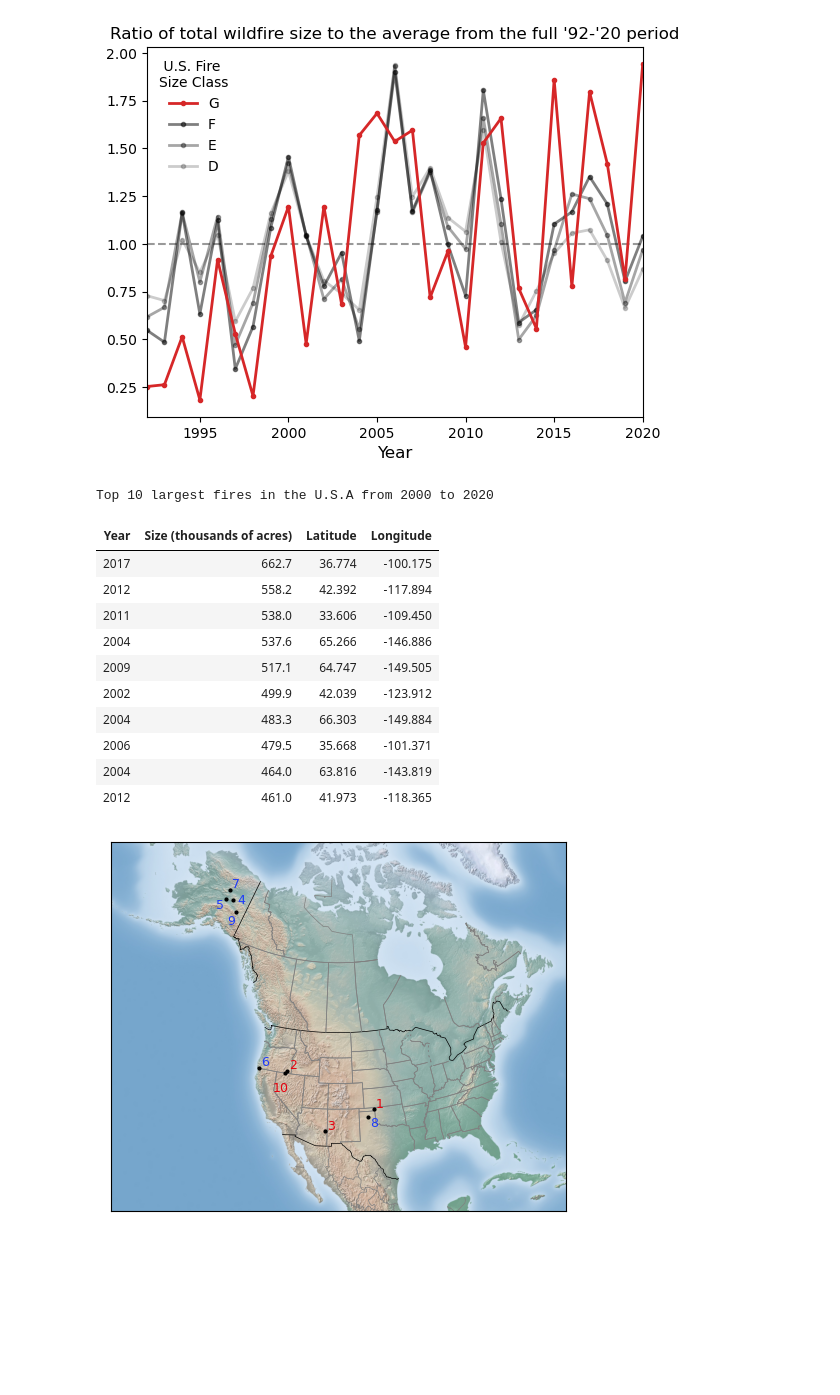
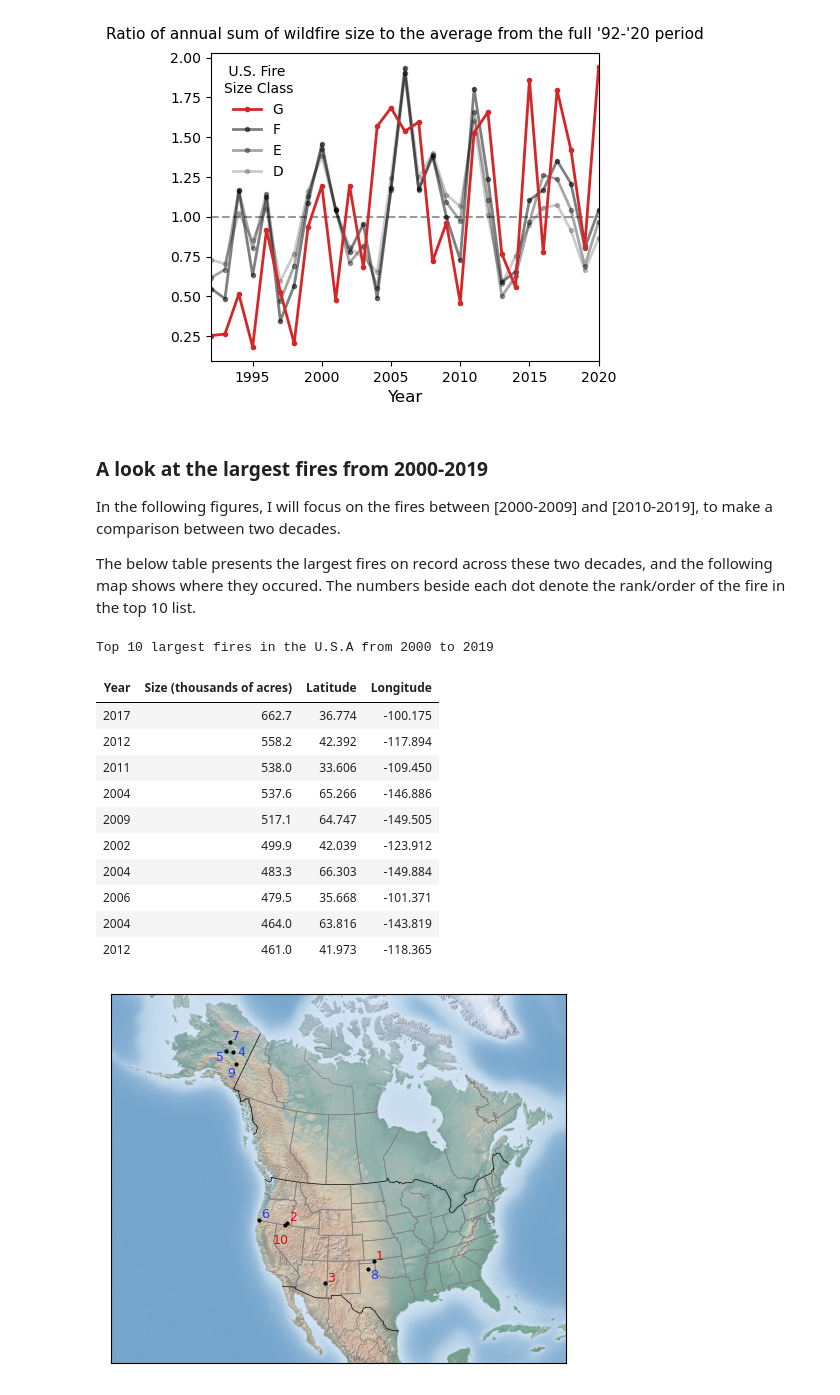
Before and after one commit to rucskajj/Data-Science-Projects, a Jupyter notebook: USWildfires00-20/US_Wildfires_Analysis.ipynb, the cells around one changed output. Drawn from its saved outputs; the diff is of its cells as text; code cells hidden in the pictures; blank space fills up the shorter version.

```diff
--- a/USWildfires00-20/US_Wildfires_Analysis.ipynb
+++ b/USWildfires00-20/US_Wildfires_Analysis.ipynb
@@ -174,31 +162,37 @@ plot_firesize_overtime(med_all, mean_all, sum_all, cnt_all,
 # %%
-fig, ax = plt.subplots()
+fig, ax = plt.subplots(figsize=[5,4])
 
 size_classes = sorted(df_lrg['FIRE_SIZE_CLASS'].unique()) # sorted alphabetically
 
 alphas = [1.0,0.5,0.35,0.2]
 colours = ['C3', 'k', 'k', 'k']
 zorders = [1, 0, 0, 0]
 ai = 0
 for sc in np.flip(size_classes):
     df1 = df_lrg.loc[(df_lrg['FIRE_SIZE_CLASS'] == sc),['FIRE_YEAR', 'FIRE_SIZE']]
     sumfsize = df1.groupby(['FIRE_YEAR'])['FIRE_SIZE'].sum()
     plt.plot(sumfsize/np.mean(sumfsize), '.-', lw=2,
              color=colours[ai], alpha=alphas[ai], zorder=zorders[ai],
             label=sc)
     ai += 1
 
 ax.hlines(1.0, sumfsize.index.min(), sumfsize.index.max(),
               color="k", ls="--", alpha=0.4, zorder=0)
 
 ax.set_xlabel("Year",fontsize=12)
 #ax.set_ylabel("Sum of wildfire size divided by the mean", fontsize=12)
-ax.set_title("Ratio of total wildfire size to the average from the full '92-'20 period", fontsize=12)
+ax.set_title("Ratio of annual sum of wildfire size to the average from the full '92-'20 period", fontsize=11, pad=10)
 ax.legend(title=" U.S. Fire\nSize Class",frameon=False)
 ax.set_xlim([sumfsize.index.min(), sumfsize.index.max()])
 plt.show()
 # %% [output]
-[figure, old version]
+[figure, new version]
+# %% [markdown]
+### A look at the largest fires from 2000-2019
+
+In the following figures, I will focus on the fires between \[2000-2009\] and \[2010-2019\], to make a comparison between two decades.
+
+The below table presents the largest fires on record across these two decades, and the following map shows where they occured. The numbers beside each dot denote the rank/order of the fire in the top 10 list.
 # %%
 lrgfires_00_20 = df_lrg[(df_lrg['FIRE_YEAR'] >= 2000) & (df_lrg['FIRE_YEAR'] < 2020)]
 lrgfires_00_20 = lrgfires_00_20.sort_values(by='FIRE_SIZE', ascending=False).head(n=10)
@@ -216,13 +210,13 @@ lrgfires_00_20['Longitude'] = lrgfires_00_20['Longitude'].map('{:.3f}'.format)
 lrgfires_00_20.rename(columns={'Size': 'Size (thousands of acres)'}, inplace=True)
 styler = lrgfires_00_20[['Year','Size (thousands of acres)', 'Latitude', 'Longitude']].style
 styler.hide(axis="index")
-styler.set_caption("Top 10 largest fires in the U.S.A from 2000 to 2020")
+styler.set_caption("Top 10 largest fires in the U.S.A from 2000 to 2019")
 styler = display(styler.set_properties(**{
     'text-align': 'center',
     'white-space': 'pre-wrap',
 }))
 # %% [output]
-Top 10 largest fires in the U.S.A from 2000 to 2020
+Top 10 largest fires in the U.S.A from 2000 to 2019
 | Year | Size (thousands of acres) | Latitude | Longitude |
 | 2017 | 662.7 | 36.774 | -100.175 |
 | 2012 | 558.2 | 42.392 | -117.894 |
```
Also changed, not shown: parts of 20 cells of this notebook, 1 other file.
